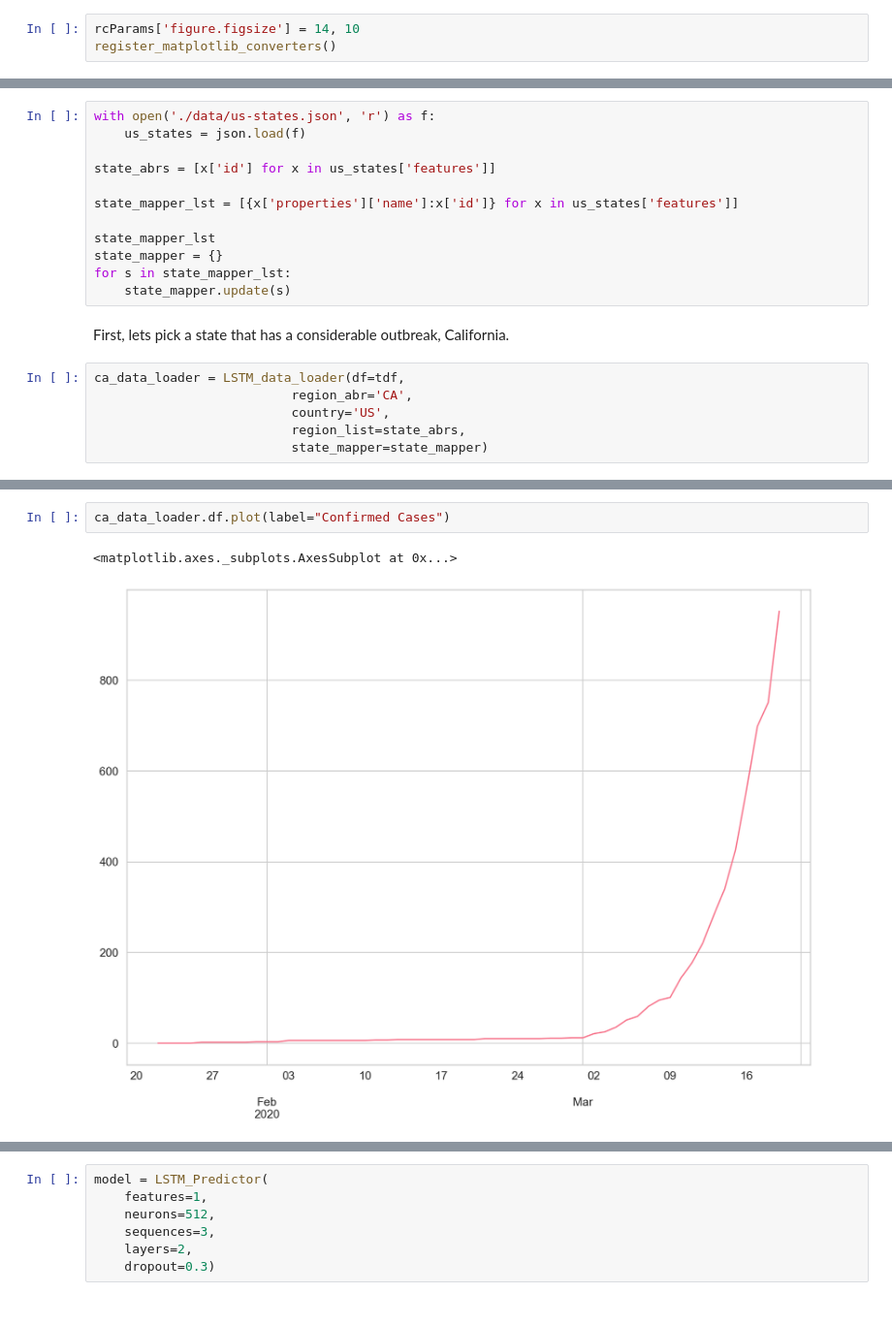
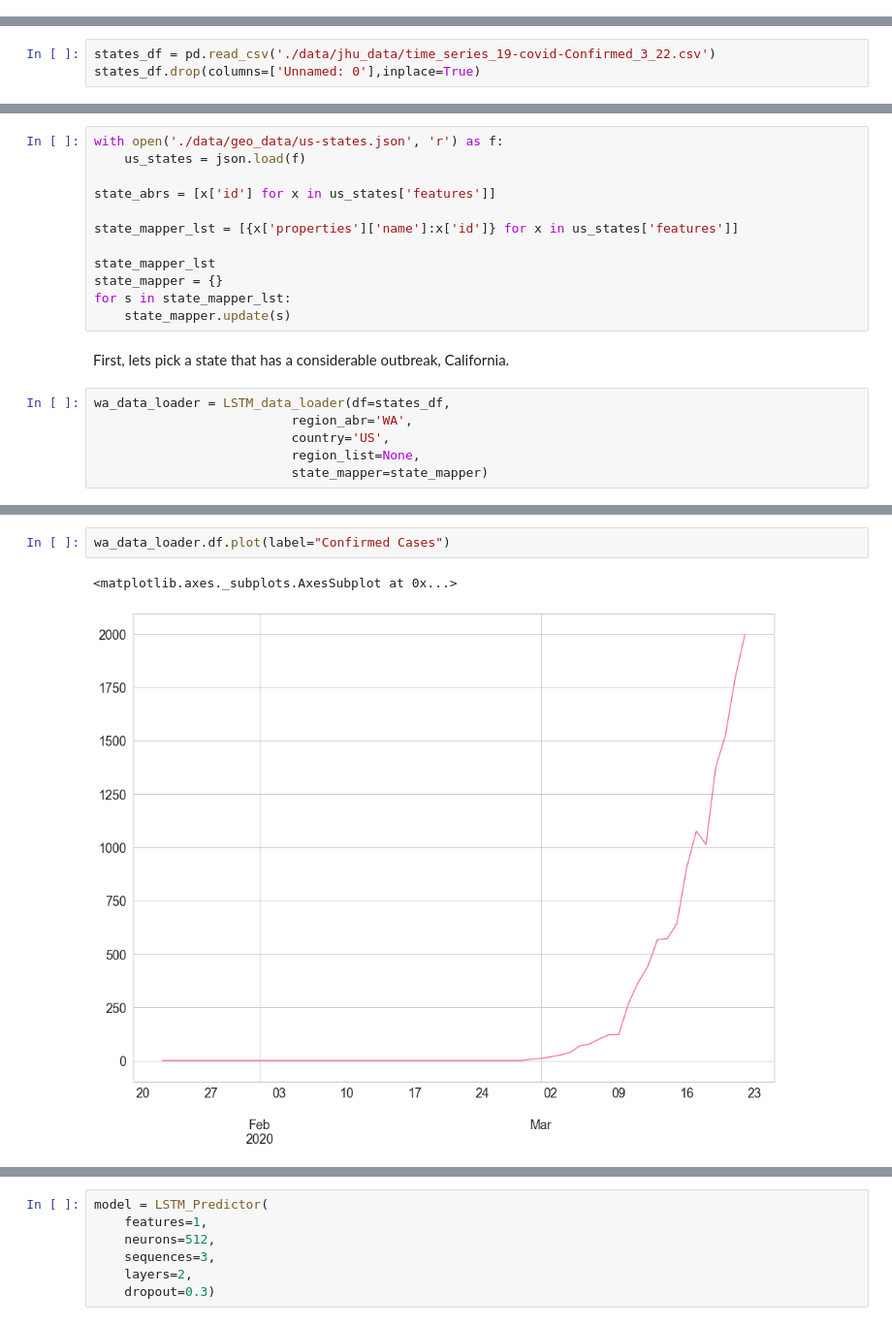
Before and after one commit to dkeogh1/time-series-covid, a Jupyter notebook: clean_lstm.ipynb, the cells around one changed output, grey strips where cells are left out. Shown at 97% size. Drawn from its saved outputs; the diff is of its cells as text.

```diff
--- a/clean_lstm.ipynb
+++ b/clean_lstm.ipynb
@@ -37,4 +41 @@ sns.set_palette(sns.color_palette("husl", 8))
-# %%
-rcParams['figure.figsize'] = 14, 10
-register_matplotlib_converters()
 # %%
@@ -603,5 +495,8 @@ data_saver
 ### CA
 # %% [markdown]
 To do our analyses on US States, we can just feed in an abbreviation, but we have a good amount of disparatae naming that takes place in our data set that looks like so.
+# %%
+states_df = pd.read_csv('./data/jhu_data/time_series_19-covid-Confirmed_3_22.csv')
+states_df.drop(columns=['Unnamed: 0'],inplace=True)
 # %%
 # some state names
@@ -628,7 +523,7 @@ tdf[tdf['Country/Region']=='US'][-5:]
 # %% [markdown]
 So lets get some of this from a hand json we were already using for geospatial information in our visualization to get some name metadata.
 # %%
-with open('./data/us-states.json', 'r') as f:
+with open('./data/geo_data/us-states.json', 'r') as f:
     us_states = json.load(f)
 
 state_abrs = [x['id'] for x in us_states['features']]
@@ -642,9 +537,9 @@ for s in state_mapper_lst:
 # %% [markdown]
 First, lets pick a state that has a considerable outbreak, California.
 # %%
-ca_data_loader = LSTM_data_loader(df=tdf,
-                          region_abr='CA',
+wa_data_loader = LSTM_data_loader(df=states_df,
+                          region_abr='WA',
                           country='US',
-                          region_list=state_abrs,
+                          region_list=None,
                           state_mapper=state_mapper)
 # %%
@@ -667,7 +566,7 @@ Data in cumulative
 dtype: int64
 # %%
-ca_data_loader.df.plot(label="Confirmed Cases")
+wa_data_loader.df.plot(label="Confirmed Cases")
 # %% [output]
 <matplotlib.axes._subplots.AxesSubplot at 0x...>
-[figure, old version]
+[figure, new version]
 # %%
```
Also changed, not shown: parts of 53 cells of this notebook, 9 other files.
